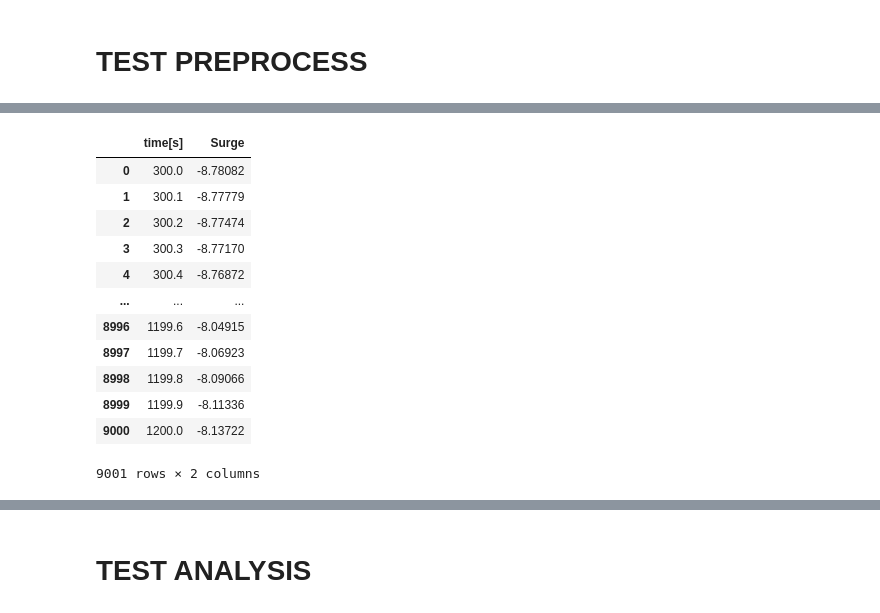
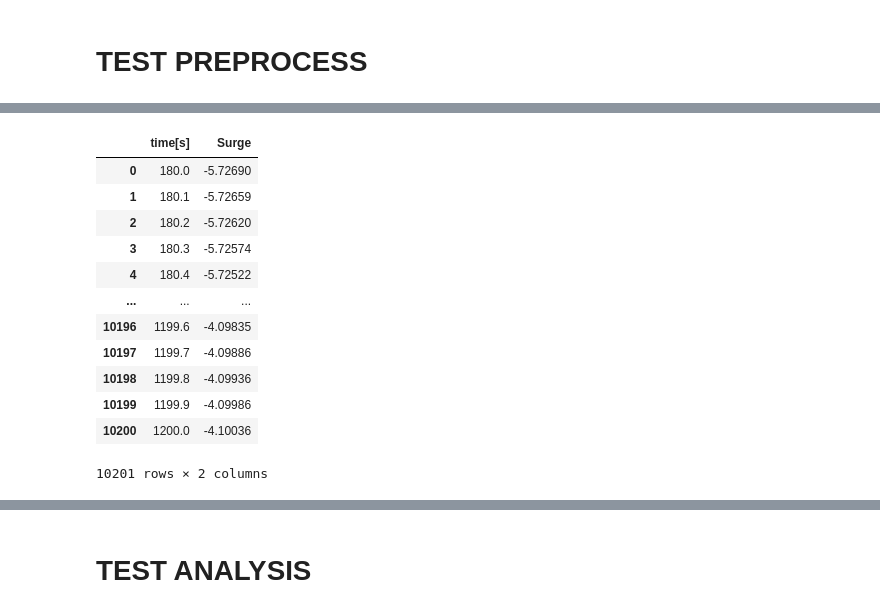
Before and after one commit to arturodmor/Mooring_anomaly_detector, a Jupyter notebook: notebooks/test_class.ipynb, the cells around one changed output, grey strips where cells are left out. Saved outputs shown, nothing was run; the diff lists cells and outputs as text; code cells hidden in the pictures.

```diff
--- a/notebooks/test_class.ipynb
+++ b/notebooks/test_class.ipynb
@@ -34,16 +34,16 @@ caso.extract_res_files()
 # %%
-dataframes_surge['oc4__Hs1__Tp2__dir1__1']
+dataframes_surge['oc4__Hs1__Tp3__dir3__1']
 # %% [output]
 |  | time[s] | Surge |
-| 0 | 300.0 | -8.78082 |
-| 1 | 300.1 | -8.77779 |
-| 2 | 300.2 | -8.77474 |
-| 3 | 300.3 | -8.77170 |
-| 4 | 300.4 | -8.76872 |
+| 0 | 180.0 | -5.72690 |
+| 1 | 180.1 | -5.72659 |
+| 2 | 180.2 | -5.72620 |
+| 3 | 180.3 | -5.72574 |
+| 4 | 180.4 | -5.72522 |
 | ... | ... | ... |
-| 8996 | 1199.6 | -8.04915 |
-| 8997 | 1199.7 | -8.06923 |
-| 8998 | 1199.8 | -8.09066 |
-| 8999 | 1199.9 | -8.11336 |
-| 9000 | 1200.0 | -8.13722 |
+| 10196 | 1199.6 | -4.09835 |
+| 10197 | 1199.7 | -4.09886 |
+| 10198 | 1199.8 | -4.09936 |
+| 10199 | 1199.9 | -4.09986 |
+| 10200 | 1200.0 | -4.10036 |
-9001 rows × 2 columns
+10201 rows × 2 columns
```
Also changed, not shown: parts of 13 cells of this notebook, 1 other file.
